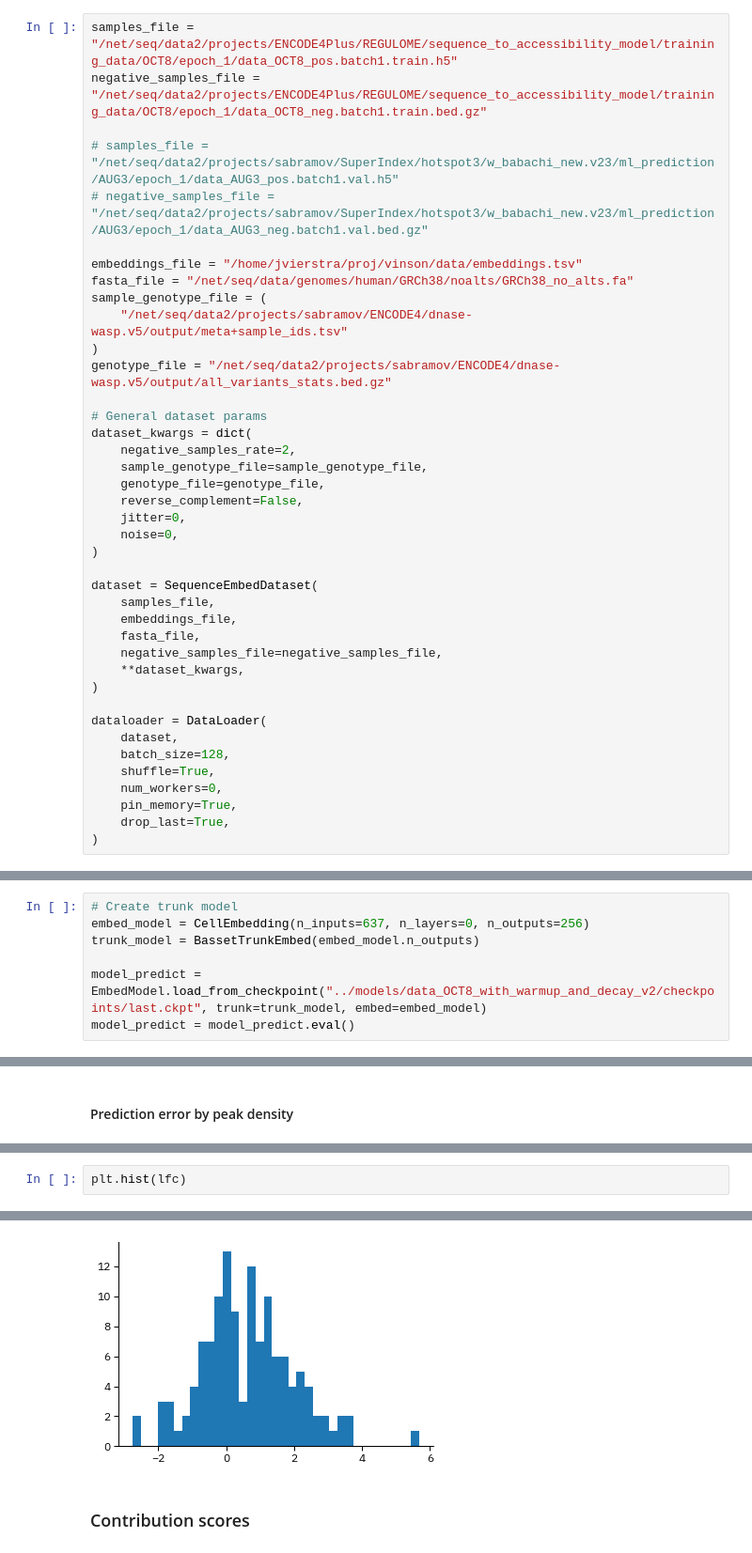
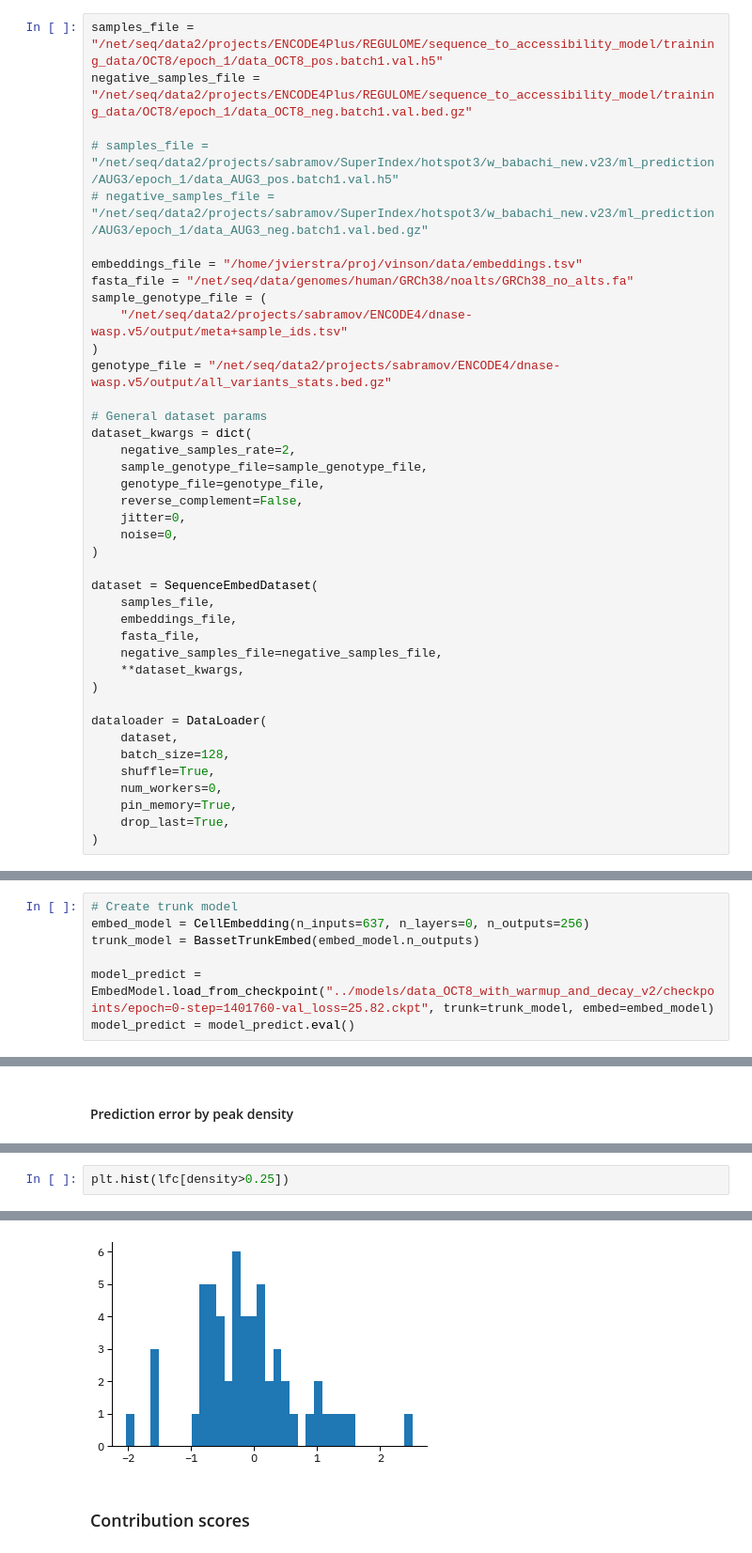
Before and after one commit to vierstralab/vinson, a Jupyter notebook: notebooks/DHSQuantitativeModel.ipynb, the cells around one changed output, grey strips where cells are left out. Shown at 94% size. Cells and saved outputs as stored; diff of their text form.

```diff
--- a/notebooks/DHSQuantitativeModel.ipynb
+++ b/notebooks/DHSQuantitativeModel.ipynb
@@ -105,8 +105,8 @@ plt.legend(title="Background reads")
 # %% [markdown]
 ### Load in dataset and dataloader
 # %%
-samples_file = "/net/seq/data2/projects/ENCODE4Plus/REGULOME/sequence_to_accessibility_model/training_data/OCT8/epoch_1/data_OCT8_pos.batch1.train.h5"
-negative_samples_file = "/net/seq/data2/projects/ENCODE4Plus/REGULOME/sequence_to_accessibility_model/training_data/OCT8/epoch_1/data_OCT8_neg.batch1.train.bed.gz"
+samples_file = "/net/seq/data2/projects/ENCODE4Plus/REGULOME/sequence_to_accessibility_model/training_data/OCT8/epoch_1/data_OCT8_pos.batch1.val.h5"
+negative_samples_file = "/net/seq/data2/projects/ENCODE4Plus/REGULOME/sequence_to_accessibility_model/training_data/OCT8/epoch_1/data_OCT8_neg.batch1.val.bed.gz"
 
 # samples_file = "/net/seq/data2/projects/sabramov/SuperIndex/hotspot3/w_babachi_new.v23/ml_prediction/AUG3/epoch_1/data_AUG3_pos.batch1.val.h5"
 # negative_samples_file = "/net/seq/data2/projects/sabramov/SuperIndex/hotspot3/w_babachi_new.v23/ml_prediction/AUG3/epoch_1/data_AUG3_neg.batch1.val.bed.gz"
@@ -151,7 +151,7 @@ dataloader = DataLoader(
 embed_model = CellEmbedding(n_inputs=637, n_layers=0, n_outputs=256)
 trunk_model = BassetTrunkEmbed(embed_model.n_outputs)
 
-model_predict = EmbedModel.load_from_checkpoint("../models/data_OCT8_with_warmup_and_decay_v2/checkpoints/last.ckpt", trunk=trunk_model, embed=embed_model)
+model_predict = EmbedModel.load_from_checkpoint("../models/data_OCT8_with_warmup_and_decay_v2/checkpoints/epoch=0-step=1401760-val_loss=25.82.ckpt", trunk=trunk_model, embed=embed_model)
 model_predict = model_predict.eval()
 # %% [markdown]
 ### Predict variants (random batch)
@@ -360,3 +360,3 @@ Text(0.5, 1.0, 'Model prediction error by peak density')
 # %%
-plt.hist(lfc)
+plt.hist(lfc[density>0.25])
 # %% [output]
@@ -374,5 +374,5 @@ plt.hist(lfc)
  <BarContainer object of 35 artists>)
-[figure, old version]
+[figure, new version]
 # %% [markdown]
 ### Contribution scores
 # %%
```
Also changed, not shown: parts of 14 cells of this notebook, 2 other files.
